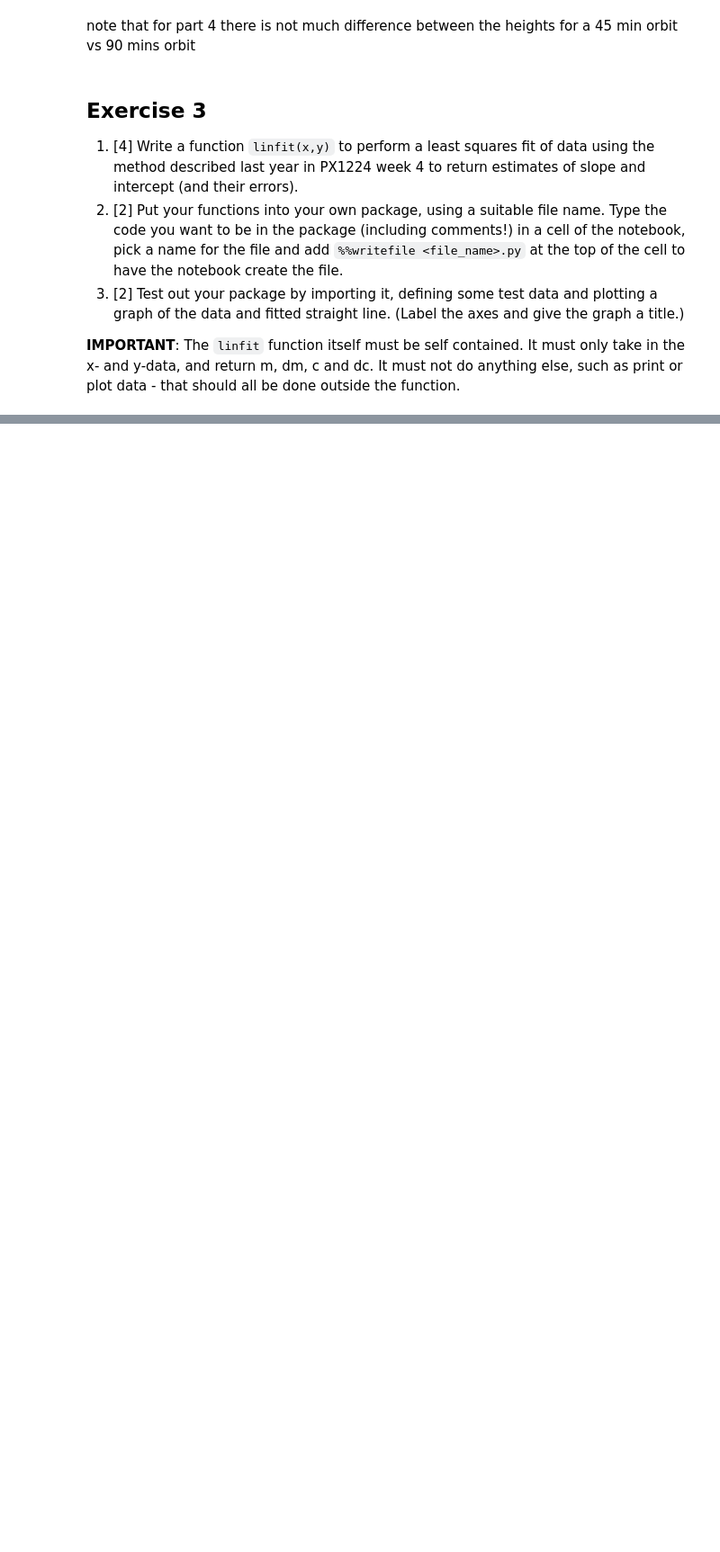
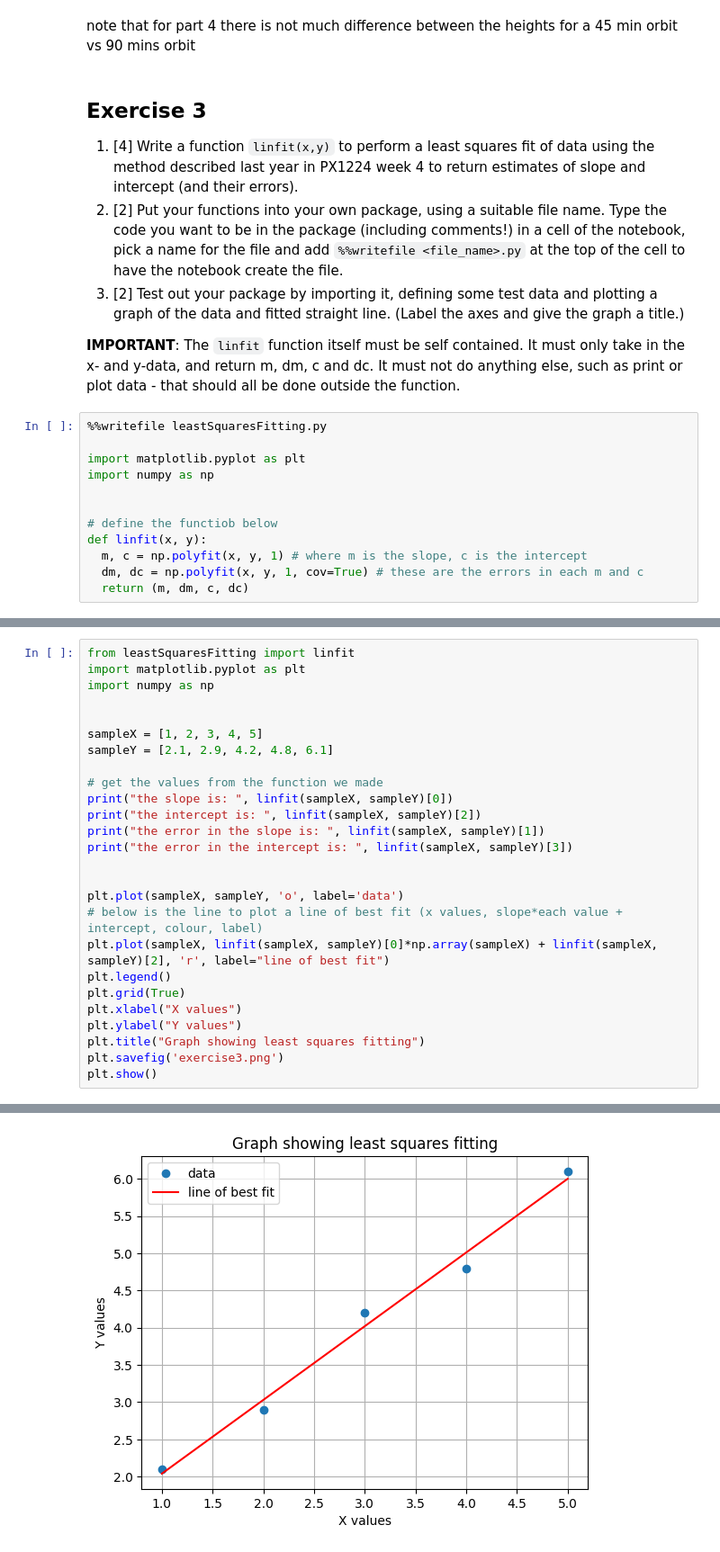
Before and after one commit to PX2145-2025/week-2-b-Bhavun-D, a Jupyter notebook: Functions.ipynb, the cells around one changed output, grey strips where cells are left out. Shown at 90% size. Drawn from its saved outputs; the diff is of its cells as text; blank space fills up the shorter version.

```diff
--- a/Functions.ipynb
+++ b/Functions.ipynb
@@ -485,3 +486,15 @@ note that for part 4 there is not much difference between the heights for a 45 m
   3. [2] Test out your package by importing it, defining some test data and plotting a graph of the data and fitted straight line. (Label the axes and give the graph a title.)
 
 **IMPORTANT**: The `linfit` function itself must be self contained. It must only take in the x- and y-data, and return m, dm, c and dc. It must not do anything else, such as print or plot data - that should all be done outside the function.
+# %%
+%%writefile leastSquaresFitting.py
+
+import matplotlib.pyplot as plt
+import numpy as np
+
+
+# define the functiob below
+def linfit(x, y):
+  m, c = np.polyfit(x, y, 1) # where m is the slope, c is the intercept
+  dm, dc = np.polyfit(x, y, 1, cov=True) # these are the errors in each m and c
+  return (m, dm, c, dc)
@@ -487,0 +503,27 @@ note that for part 4 there is not much difference between the heights for a 45 m
+# %%
+from leastSquaresFitting import linfit
+import matplotlib.pyplot as plt
+import numpy as np
+
+
+sampleX = [1, 2, 3, 4, 5]
+sampleY = [2.1, 2.9, 4.2, 4.8, 6.1]
+
+# get the values from the function we made
+print("the slope is: ", linfit(sampleX, sampleY)[0])
+print("the intercept is: ", linfit(sampleX, sampleY)[2])
+print("the error in the slope is: ", linfit(sampleX, sampleY)[1])
+print("the error in the intercept is: ", linfit(sampleX, sampleY)[3])
+
+
+plt.plot(sampleX, sampleY, 'o', label='data')
+# below is the line to plot a line of best fit (x values, slope*each value + intercept, colour, label)
+plt.plot(sampleX, linfit(sampleX, sampleY)[0]*np.array(sampleX) + linfit(sampleX, sampleY)[2], 'r', label="line of best fit")
+plt.legend()
+plt.grid(True)
+plt.xlabel("X values")
+plt.ylabel("Y values")
+plt.title("Graph showing least squares fitting")
+plt.savefig('exercise3.png')
+plt.show()
+# %% [output]
@@ -487,0 +535 @@ note that for part 4 there is not much difference between the heights for a 45 m
+[figure, added]
```
Also changed, not shown: parts of 5 cells of this notebook.
